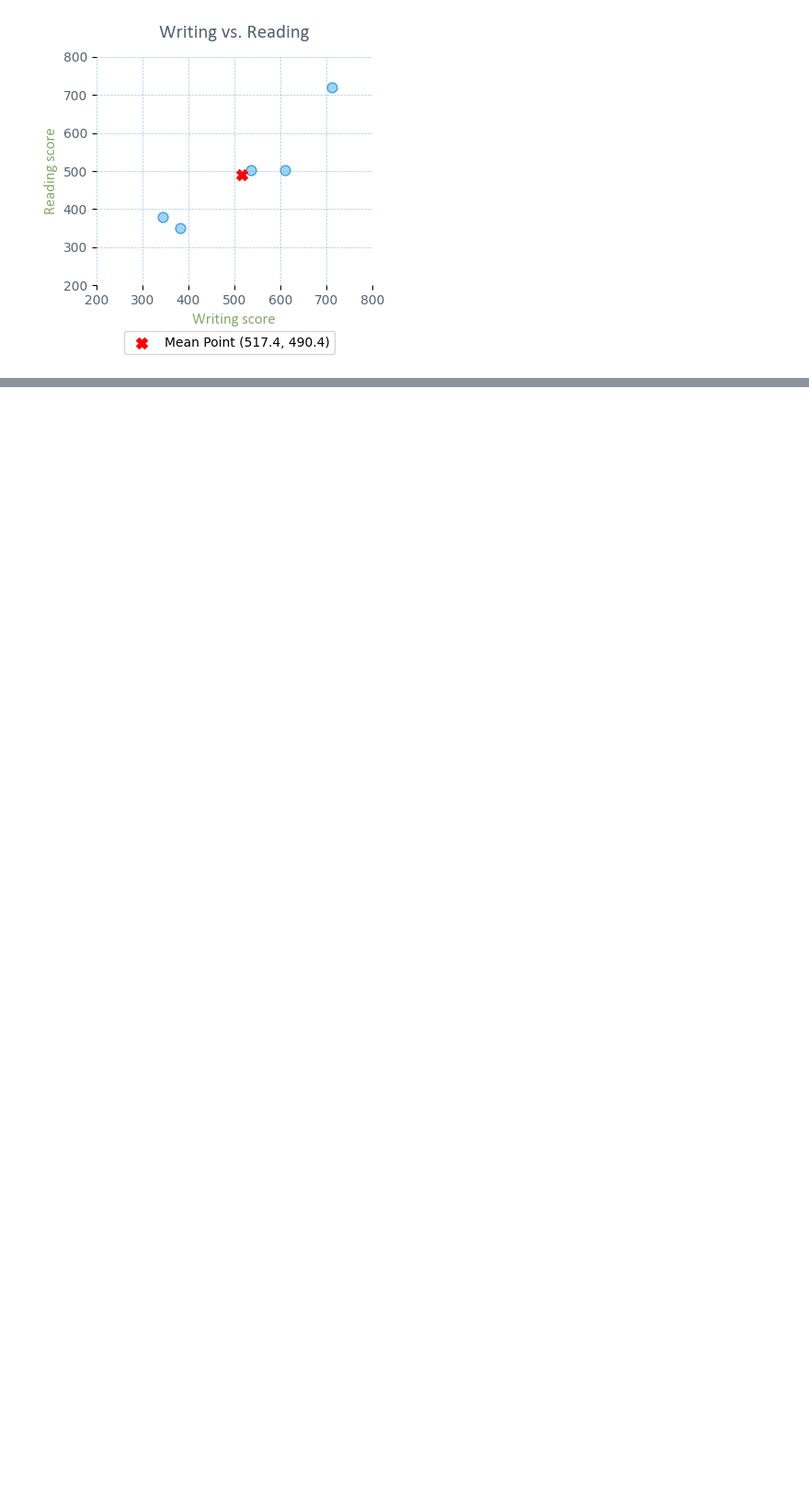
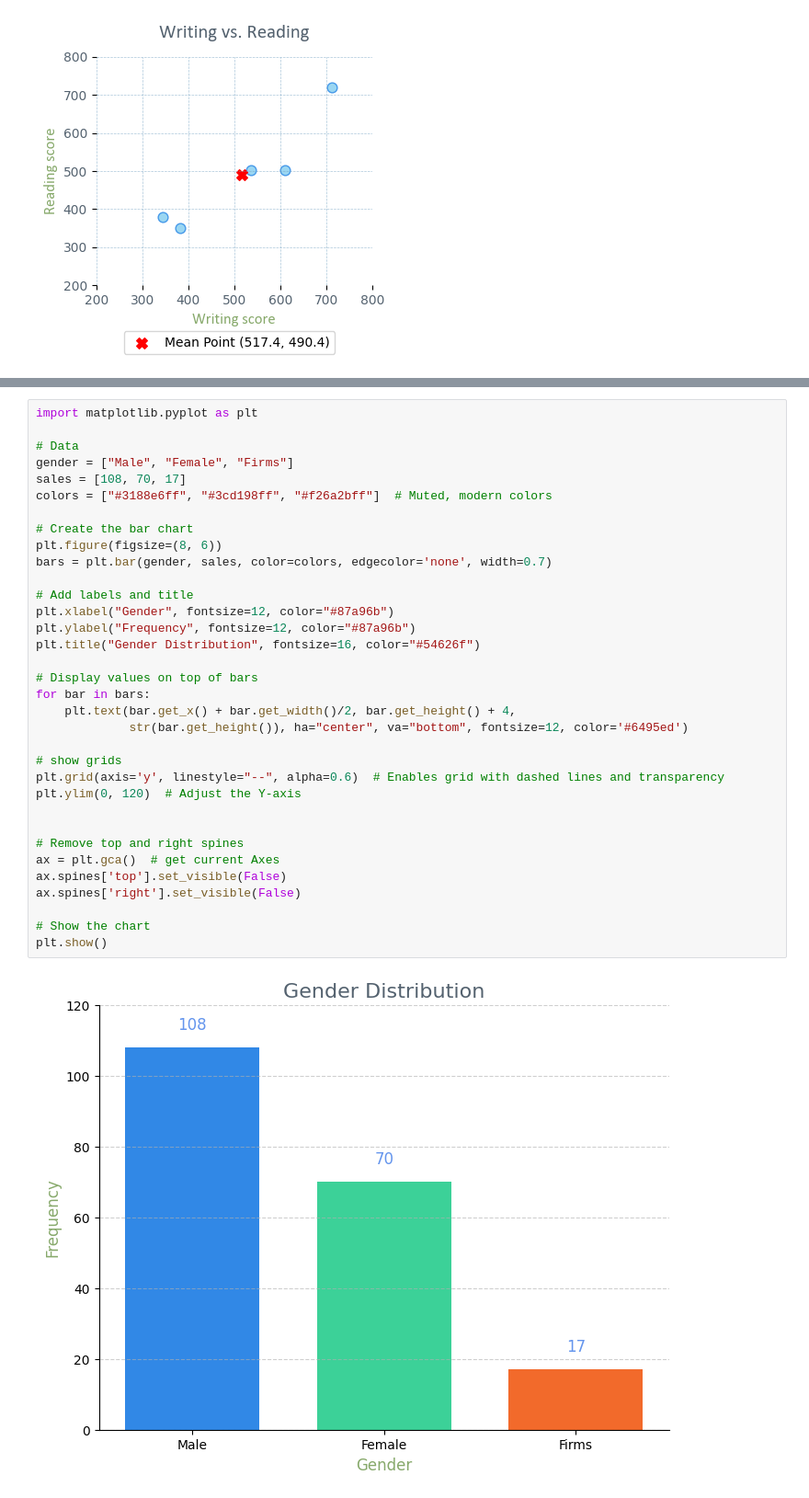
Before and after one commit to Rumaan-Kaisar/DataScience, a Jupyter notebook: Stat_ch1_dscptv/ch1_descriptive_stat_P2_prctc.ipynb, the cells around one changed output, grey strips where cells are left out. Shown at 92% size. Cells and saved outputs as stored; diff of their text form; blank space fills up the shorter version.

```diff
--- a/Stat_ch1_dscptv/ch1_descriptive_stat_P2_prctc.ipynb
+++ b/Stat_ch1_dscptv/ch1_descriptive_stat_P2_prctc.ipynb
@@ -196,0 +322,36 @@ plt.show()
+# %%
+import matplotlib.pyplot as plt
+
+# Data
+gender = ["Male", "Female", "Firms"]
+sales = [108, 70, 17]
+colors = ["#3188e6ff", "#3cd198ff", "#f26a2bff"]  # Muted, modern colors
+
+# Create the bar chart
+plt.figure(figsize=(8, 6))
+bars = plt.bar(gender, sales, color=colors, edgecolor='none', width=0.7)
+
+# Add labels and title
+plt.xlabel("Gender", fontsize=12, color="#87a96b")
+plt.ylabel("Frequency", fontsize=12, color="#87a96b")
+plt.title("Gender Distribution", fontsize=16, color="#54626f")
+
+# Display values on top of bars
+for bar in bars:
+    plt.text(bar.get_x() + bar.get_width()/2, bar.get_height() + 4,
+             str(bar.get_height()), ha="center", va="bottom", fontsize=12, color='#6495ed')
+
+# show grids
+plt.grid(axis='y', linestyle="--", alpha=0.6)  # Enables grid with dashed lines and transparency
+plt.ylim(0, 120)  # Adjust the Y-axis
+
+
+# Remove top and right spines
+ax = plt.gca()  # get current Axes
+ax.spines['top'].set_visible(False)
+ax.spines['right'].set_visible(False)
+
+# Show the chart
+plt.show()
+# %% [output]
+[figure, added]
```
Also changed, not shown: parts of 7 cells of this notebook.
